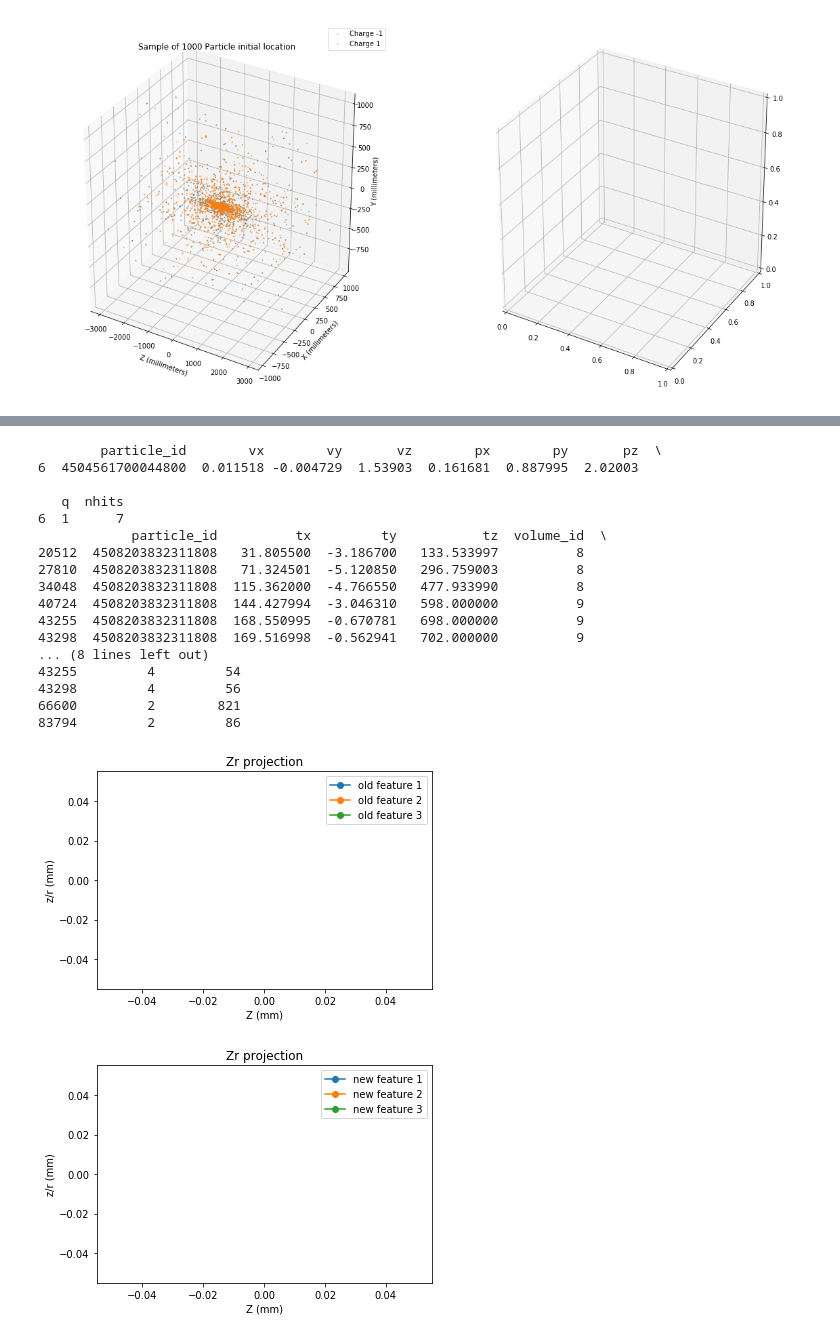
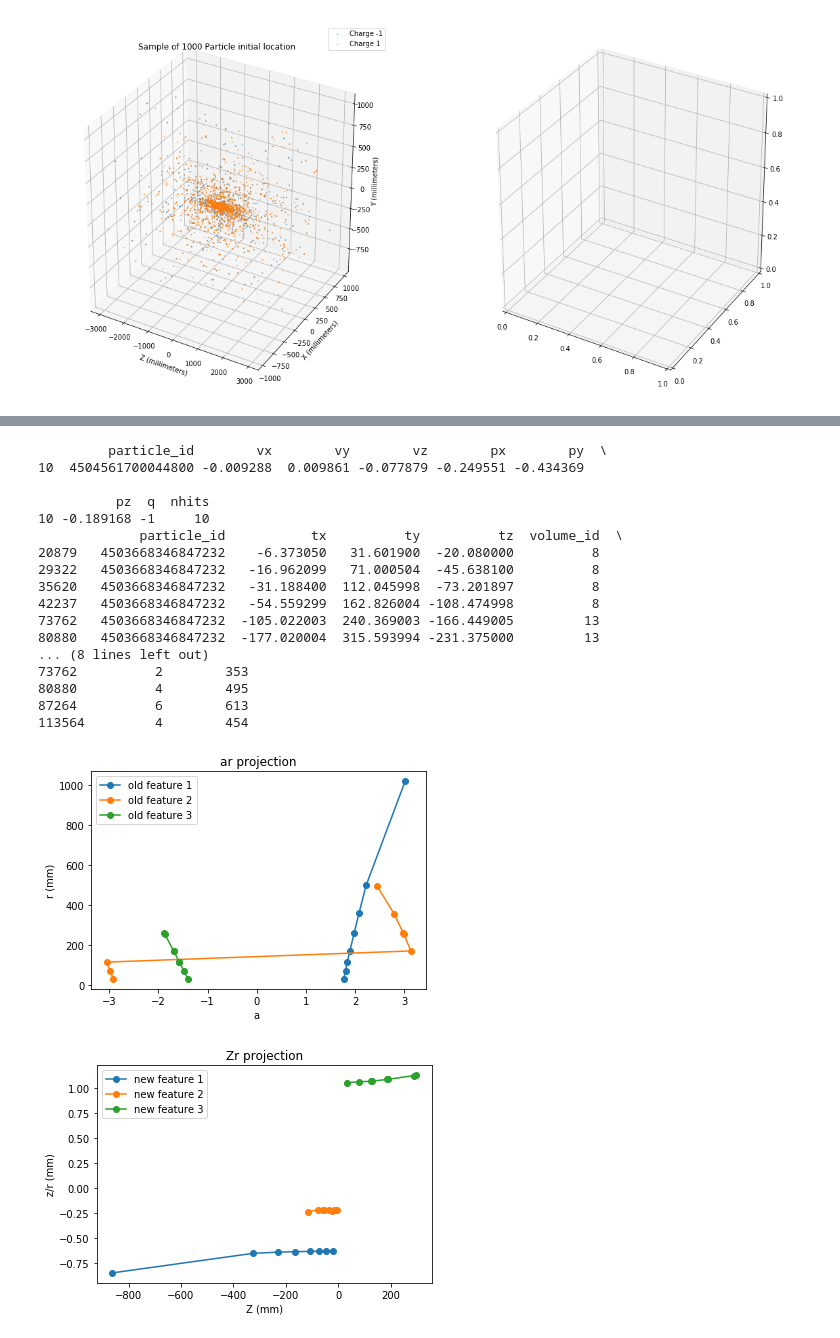
Before and after one commit to nicolefinnie/kaggle-trackml, a Jupyter notebook: src/notebooks/EDA/visualize_data.ipynb, the cells around one changed output, grey strips where cells are left out. Drawn from its saved outputs; the diff is of its cells as text; code cells hidden in the pictures.

```diff
--- a/src/notebooks/EDA/visualize_data.ipynb
+++ b/src/notebooks/EDA/visualize_data.ipynb
@@ -16,7 +16,7 @@ import seaborn as sns
 TRAIN_PATH = '../../../input/train_100_events'
 # %%
 
-event_prefix = 'event000001003'
+event_prefix = 'event000001000'
 hits, cells, particles, truth = load_event(os.path.join(TRAIN_PATH, event_prefix))
 
 mem_bytes = (hits.memory_usage(index=True).sum()
@@ -361,9 +367,9 @@ d3 =  np.sqrt(p_traj3.tx**2 + p_traj3.ty**2 + p_traj3.tz**2)
 # plt.plot(p_traj3.tz, p_traj3.ty, '-o', label='hits')
 
 # z1 feature
-z1 = (p_traj1.tz+r1)/r1
-z2 = (p_traj2.tz+r2)/r2
-z3 = (p_traj3.tz+r3)/r3
+z1 = (p_traj1.tz)/r1
+z2 = (p_traj2.tz)/r2
+z3 = (p_traj3.tz)/r3
 
 # z2 feature
 # z1 = (p_traj1.tz+r1)/d1
@@ -379,9 +385,9 @@ z3 = (p_traj3.tz+r3)/r3
 
 
 # z4 feature
-z1 = np.arccos(p_traj1.tz+10/d1)
-z2 = np.arccos(p_traj2.tz+10/d2)
-z3 = np.arccos(p_traj3.tz+10/d3)
+# z1 = np.arccos(p_traj1.tz/d1)
+# z2 = np.arccos(p_traj2.tz/d2)
+# z3 = np.arccos(p_traj3.tz/d3)
 
 
 # plt.plot(p_traj1.tz, r1,'-o', label='1')
@@ -404,14 +410,14 @@ z3 = np.arccos(p_traj3.tz+10/d3)
 # plt.show()
 
 
-plt.plot(p_traj1.tz, z1,'-o', label='old feature 1')
-plt.plot(p_traj2.tz, z2,'-o', label='old feature 2')
-plt.plot(p_traj3.tz, z3,'-o', label='old feature 3')
+plt.plot(phi1, r1,'-o', label='old feature 1')
+plt.plot(phi2, r2,'-o', label='old feature 2')
+plt.plot(phi3, r3,'-o', label='old feature 3')
 
 
-plt.xlabel('Z (mm)')
-plt.ylabel('z/r (mm)')
-plt.title('Zr projection')
+plt.xlabel('a ')
+plt.ylabel('r (mm)')
+plt.title('ar projection')
 
 
 
@@ -426,9 +432,9 @@ plt.show()
 # z3 = np.log1p(np.absolute((p_traj3.tz+r3)/r3))*np.sign(p_traj3.tz+r3)
 
 
-plt.plot(p_traj1.tz+r1, z1,'-o', label='new feature 1')
-plt.plot(p_traj2.tz+r2, z2,'-o', label='new feature 2')
-plt.plot(p_traj3.tz+r3, z3,'-o', label='new feature 3')
+plt.plot(p_traj1.tz, z1,'-o', label='new feature 1')
+plt.plot(p_traj2.tz, z2,'-o', label='new feature 2')
+plt.plot(p_traj3.tz, z3,'-o', label='new feature 3')
 
 
 plt.xlabel('Z (mm)')
@@ -469,47 +475,47 @@ ax.plot(
 ax.plot(
     xs=p_traj3.tx,
     ys=p_traj3.tz,
     zs=r3, marker='o')
 
 
 # ax.plot(
 #     xs=r1,
 #     ys=phi1,
 #     zs=p_traj1.tz, marker='o')
 # ax.plot(
 #     xs=r2,
 #     ys=phi2,
 #     zs=p_traj2.tz, marker='o')
 # ax.plot(
 #     xs=r3,
 #     ys=phi3,
 #     zs=p_traj3.tz, marker='o')
 
 
 
 
 ax.set_xlabel('x (mm)')
 ax.set_ylabel('z (mm)')
 ax.set_zlabel('r (mm) -- Detection layers')
 plt.title('Hit trajectories of three particles')
 plt.show()
 # %% [output]
-        particle_id        vx        vy       vz        px        py       pz  \
-6  4504561700044800  0.011518 -0.004729  1.53903  0.161681  0.887995  2.02003
+         particle_id        vx        vy        vz        px        py  \
+10  4504561700044800 -0.009288  0.009861 -0.077879 -0.249551 -0.434369
 
-   q  nhits
-6  1      7
-            particle_id          tx         ty           tz  volume_id  \
-20512  4508203832311808   31.805500  -3.186700   133.533997          8
-27810  4508203832311808   71.324501  -5.120850   296.759003          8
-34048  4508203832311808  115.362000  -4.766550   477.933990          8
-40724  4508203832311808  144.427994  -3.046310   598.000000          9
-43255  4508203832311808  168.550995  -0.670781   698.000000          9
-43298  4508203832311808  169.516998  -0.562941   702.000000          9
+          pz  q  nhits
+10 -0.189168 -1     10
+             particle_id           tx          ty          tz  volume_id  \
+20879   4503668346847232    -6.373050   31.601900  -20.080000          8
+29322   4503668346847232   -16.962099   71.000504  -45.638100          8
+35620   4503668346847232   -31.188400  112.045998  -73.201897          8
+42237   4503668346847232   -54.559299  162.826004 -108.474998          8
+73762   4503668346847232  -105.022003  240.369003 -166.449005         13
+80880   4503668346847232  -177.020004  315.593994 -231.375000         13
 ... (8 lines left out)
-43255         4         54
-43298         4         56
-66600         2        821
-83794         2         86
+73762          2        353
+80880          4        495
+87264          6        613
+113564         4        454
-[figure, old version]
+[figure, new version]
-[figure, old version]
+[figure, new version]
```
Also changed, not shown: parts of 7 cells of this notebook, 2 other files.
